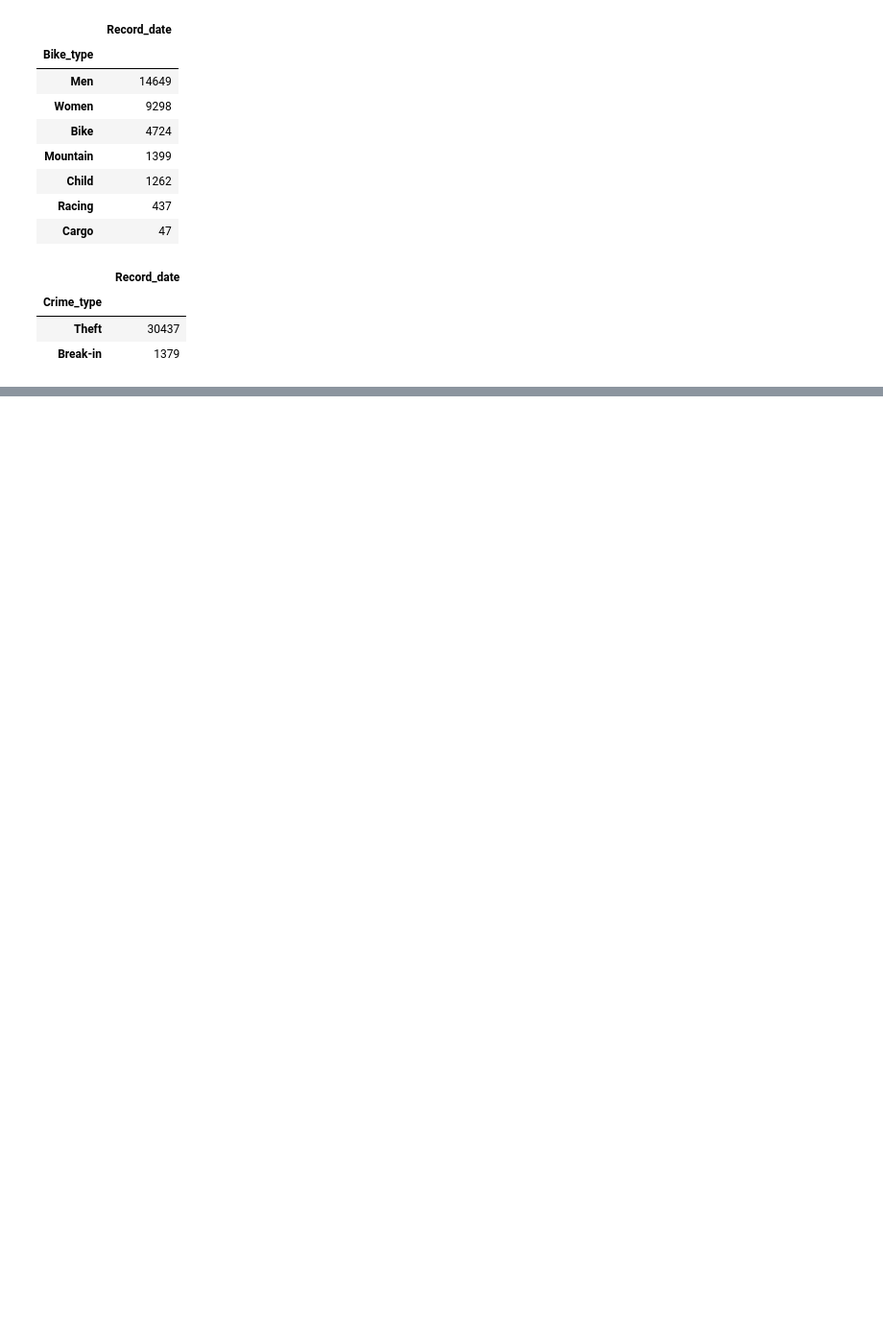
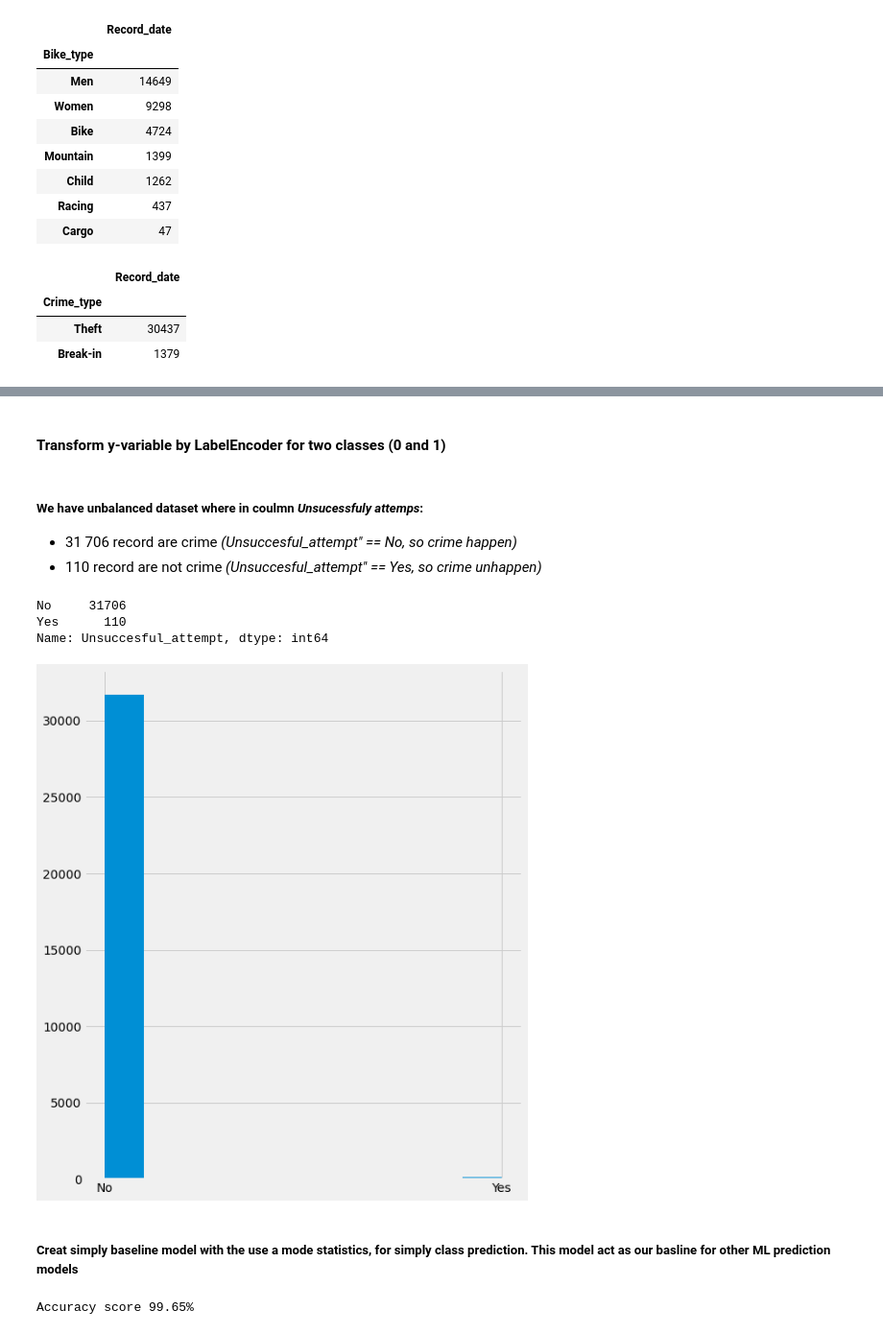
Before and after one commit to MSI17819/Berlin_bike_theft_prediction, a Jupyter notebook: Berlin_bike_thief_analysis_and_prediction.ipynb, the cells around one changed output, grey strips where cells are left out. Shown at 96% size. Saved outputs shown, nothing was run; the diff lists cells and outputs as text; code cells hidden in the pictures; blank space fills up the shorter version.

```diff
--- a/Berlin_bike_thief_analysis_and_prediction.ipynb
+++ b/Berlin_bike_thief_analysis_and_prediction.ipynb
@@ -127,0 +115,5 @@ df_copy.groupby('Crime_type')[['Record_date']].count().sort_values(by='Record_da
+# %%
+df.drop(["Record_date"], axis=1, inplace=True)
+# %%
+df['Stealing_date'] = pd.to_numeric(pd.to_datetime(df['Stealing_date']))
+df['Report_stealing_date'] = pd.to_numeric(pd.to_datetime(df['Report_stealing_date']))
@@ -127,0 +160,2 @@ df_copy.groupby('Crime_type')[['Record_date']].count().sort_values(by='Record_da
+# %% [markdown]
+#### Transform y-variable by LabelEncoder for two classes (0 and 1)
@@ -127,0 +168,30 @@ df_copy.groupby('Crime_type')[['Record_date']].count().sort_values(by='Record_da
+# %% [markdown]
+##### We have unbalanced dataset where in coulmn *Unsucessfuly attemps*:
+- 31 706 record are crime *(Unsuccesful_attempt" == No, so crime happen)*
+- 110 record are not crime *(Unsuccesful_attempt" == Yes, so crime unhappen)*
+# %%
+df["Unsuccesful_attempt"].value_counts()
+# %% [output]
+No     31706
+Yes      110
+Name: Unsuccesful_attempt, dtype: int64
+# %%
+plt.style.use('fivethirtyeight')
+fig = plt.figure(figsize=(8, 10))
+plt.hist(df["Unsuccesful_attempt"])
+ax.set_xticks(df["Unsuccesful_attempt"].value_counts())
+plt.show()
+# %% [output]
+[figure, added]
+# %% [markdown]
+##### Creat simply baseline model with the use a mode statistics, for simply class prediction. This model act as our basline for other ML prediction models
+# %%
+baseline_model = statistics.mode(y_train)
+
+y_pred_baseline_model = [baseline_model] * len(y_test)
+
+score_baseline_model = accuracy_score(y_test, y_pred_baseline_model)
+
+print(f'Accuracy score {round(score_baseline_model * 100, 2)}%')
+# %% [output]
+Accuracy score 99.65%
```
Also changed, not shown: parts of 11 cells of this notebook.
